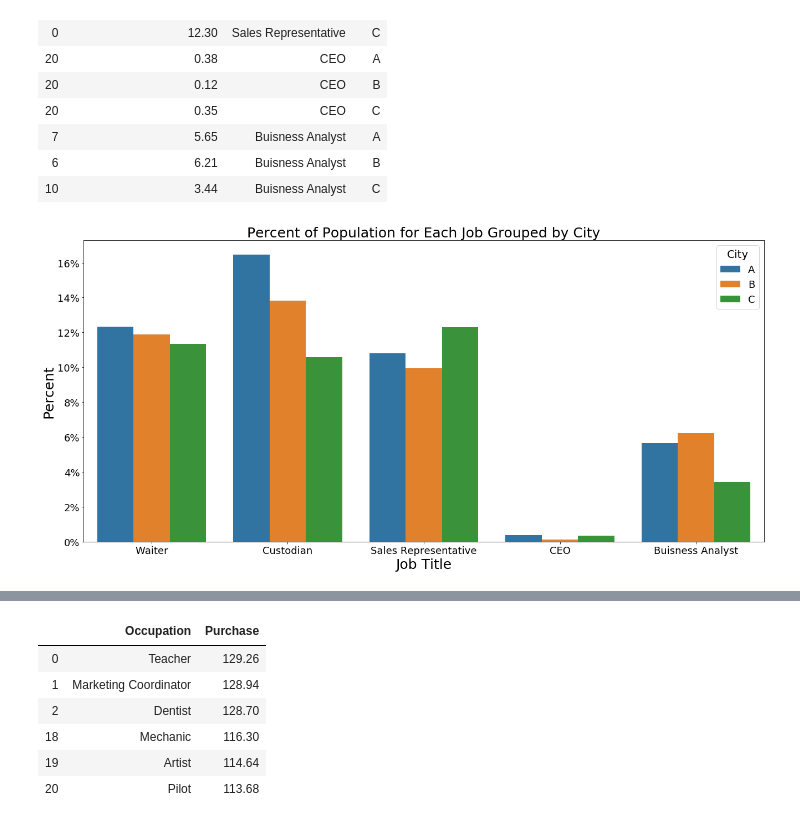
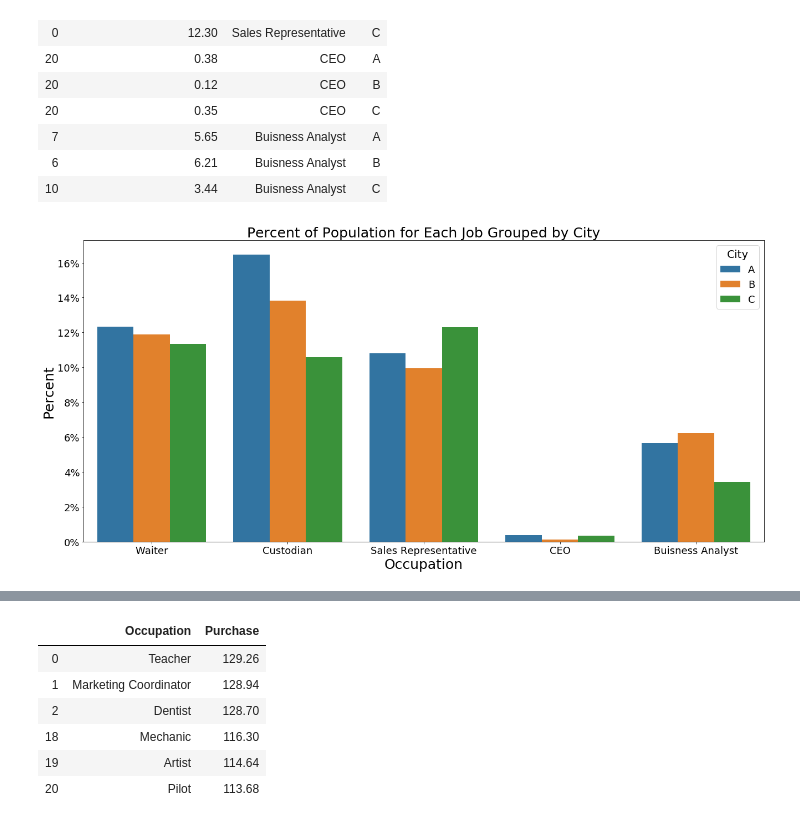
Before and after one commit to joseh4/Predicting_Black_Friday_Shopping_Purcahses, a Jupyter notebook: EDA_notebook.ipynb, the cells around one changed output, grey strips where cells are left out. Saved outputs shown, nothing was run; the diff lists cells and outputs as text; code cells hidden in the pictures.

Commit message:
added comments and titles to notebook

```diff
--- a/EDA_notebook.ipynb
+++ b/EDA_notebook.ipynb
@@ -757,15 +800,15 @@ jobs_5
 # %%
 plt.figure(figsize = (22,10))
 sns.barplot(x = jobs_5['job'], y = jobs_5['percent_of_pop_with_job'], hue = jobs_5.city)
 plt.ylabel('Percent', fontsize = 25)
-plt.xlabel('Job Title', fontsize = 25)
+plt.xlabel('Occupation', fontsize = 25)
 plt.xticks(fontsize = 18)
 plt.yticks(np.arange(9),['0%','2%','4%','6%','8%','10%','12%','14%','16%'])
 plt.yticks(np.arange(0,18, 2))
 plt.yticks(fontsize = 18)
 plt.title('Percent of Population for Each Job Grouped by City', fontsize = 25)
 labels = ['City A', 'City B', 'City C']
 plt.legend(title = 'City',title_fontsize = 20, facecolor = 'inherit', fontsize = 18)
 plt.show()
 # %% [output]
-[figure, old version]
+[figure, new version]
```
Also changed, not shown: parts of 40 cells of this notebook.
